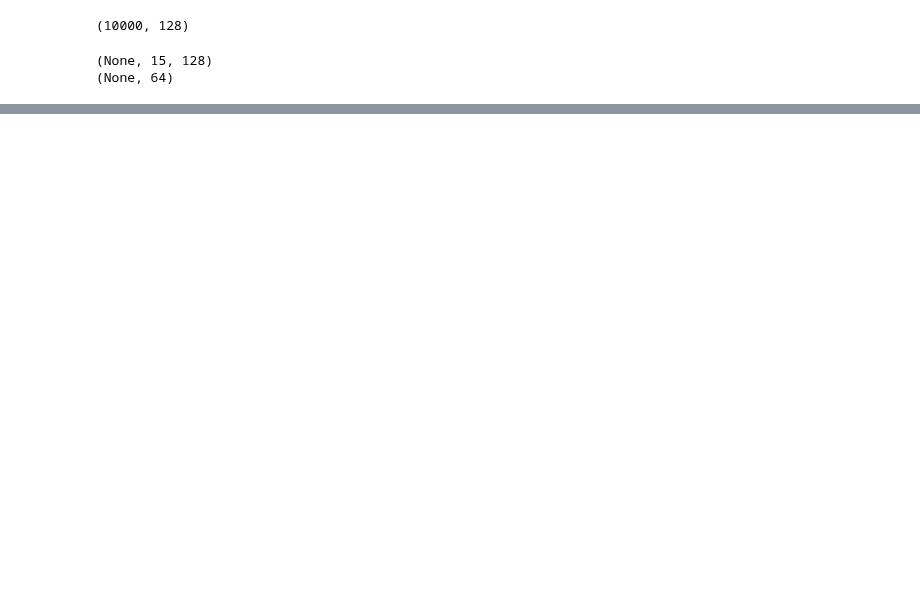
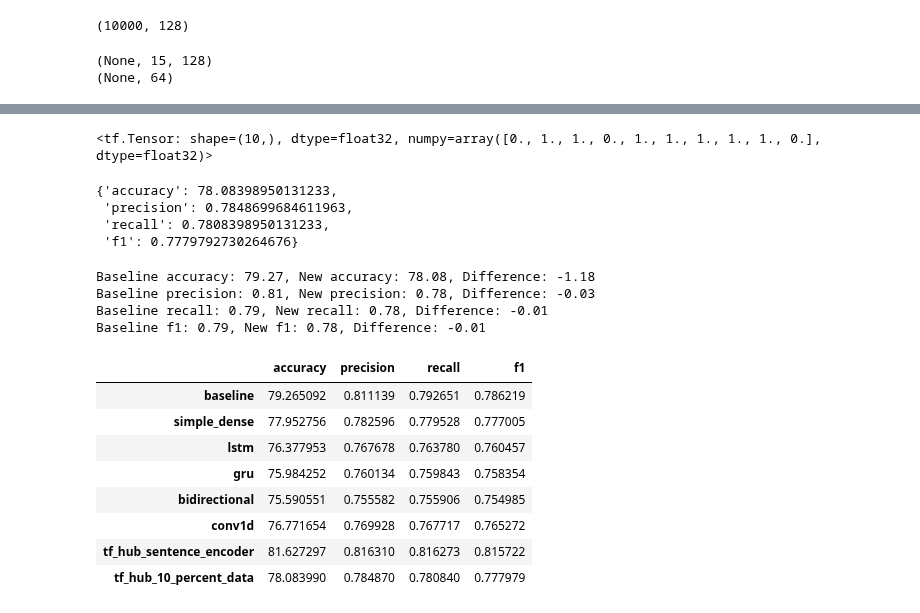
Before and after one commit to KajetanFrackowiak/tensorflow_fundamentals, a Jupyter notebook: 08_introduction_to_nlp_in_tensorflow_video.ipynb, the cells around one changed output, grey strips where cells are left out. Saved outputs shown, nothing was run; the diff lists cells and outputs as text; code cells hidden in the pictures; blank space fills up the shorter version.

```diff
--- a/08_introduction_to_nlp_in_tensorflow_video.ipynb
+++ b/08_introduction_to_nlp_in_tensorflow_video.ipynb
@@ -566,0 +1062,6 @@ model_2 = tf.keras.Model(inputs, outputs, name="model_2_LSTM")
+# %%
+model_7_history = model_7.fit(x=train_sentences_10_percent,
+                              y=train_labels_10_percent,
+                              epochs=5,
+                              validation_data=(val_sentences, val_labels),
+                              callbacks=[create_tensorboard_callback(SAVE_DIR, "10_percent_tf_hub_sentence_encoder")])
@@ -566,0 +1080,3 @@ model_2 = tf.keras.Model(inputs, outputs, name="model_2_LSTM")
+# %%
+model_7_pred_probs = model_7.predict(val_sentences)
+model_7_pred_probs[:10]
@@ -566,0 +1095,41 @@ model_2 = tf.keras.Model(inputs, outputs, name="model_2_LSTM")
+# %%
+model_7_preds = tf.squeeze(tf.round(model_7_pred_probs))
+model_7_preds[:10]
+# %% [output]
+<tf.Tensor: shape=(10,), dtype=float32, numpy=array([0., 1., 1., 0., 1., 1., 1., 1., 1., 0.], dtype=float32)>
+# %%
+model_7_results = calculate_results(val_labels, model_7_preds)
+model_7_results
+# %% [output]
+{'accuracy': 78.08398950131233,
+ 'precision': 0.7848699684611963,
+ 'recall': 0.7808398950131233,
+ 'f1': 0.7779792730264676}
+# %%
+compare_baseline_to_new_results(baseline_results, model_7_results)
+# %% [output]
+Baseline accuracy: 79.27, New accuracy: 78.08, Difference: -1.18
+Baseline precision: 0.81, New precision: 0.78, Difference: -0.03
+Baseline recall: 0.79, New recall: 0.78, Difference: -0.01
+Baseline f1: 0.79, New f1: 0.78, Difference: -0.01
+# %%
+all_model_results = pd.DataFrame({"baseline": baseline_results,
+                                  "simple_dense": model_1_results,
+                                  "lstm": model_2_results,
+                                  "gru": model_3_results,
+                                  "bidirectional": model_4_results,
+                                  "conv1d": model_5_results,
+                                  "tf_hub_sentence_encoder": model_6_results,
+                                  "tf_hub_10_percent_data": model_7_results})
+all_model_results = all_model_results.transpose()
+all_model_results
+# %% [output]
+|  | accuracy | precision | recall | f1 |
+| baseline | 79.265092 | 0.811139 | 0.792651 | 0.786219 |
+| simple_dense | 77.952756 | 0.782596 | 0.779528 | 0.777005 |
+| lstm | 76.377953 | 0.767678 | 0.763780 | 0.760457 |
+| gru | 75.984252 | 0.760134 | 0.759843 | 0.758354 |
+| bidirectional | 75.590551 | 0.755582 | 0.755906 | 0.754985 |
+| conv1d | 76.771654 | 0.769928 | 0.767717 | 0.765272 |
+| tf_hub_sentence_encoder | 81.627297 | 0.816310 | 0.816273 | 0.815722 |
+| tf_hub_10_percent_data | 78.083990 | 0.784870 | 0.780840 | 0.777979 |
```
Also changed, not shown: parts of 71 cells of this notebook, 18 other files.
